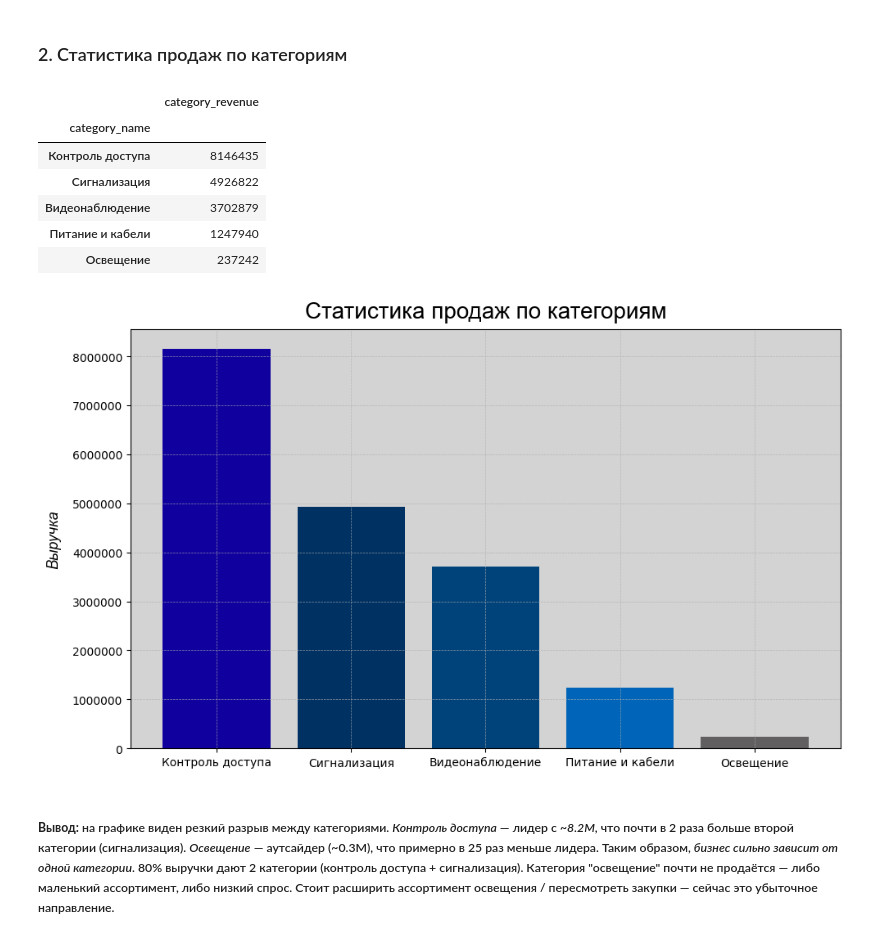
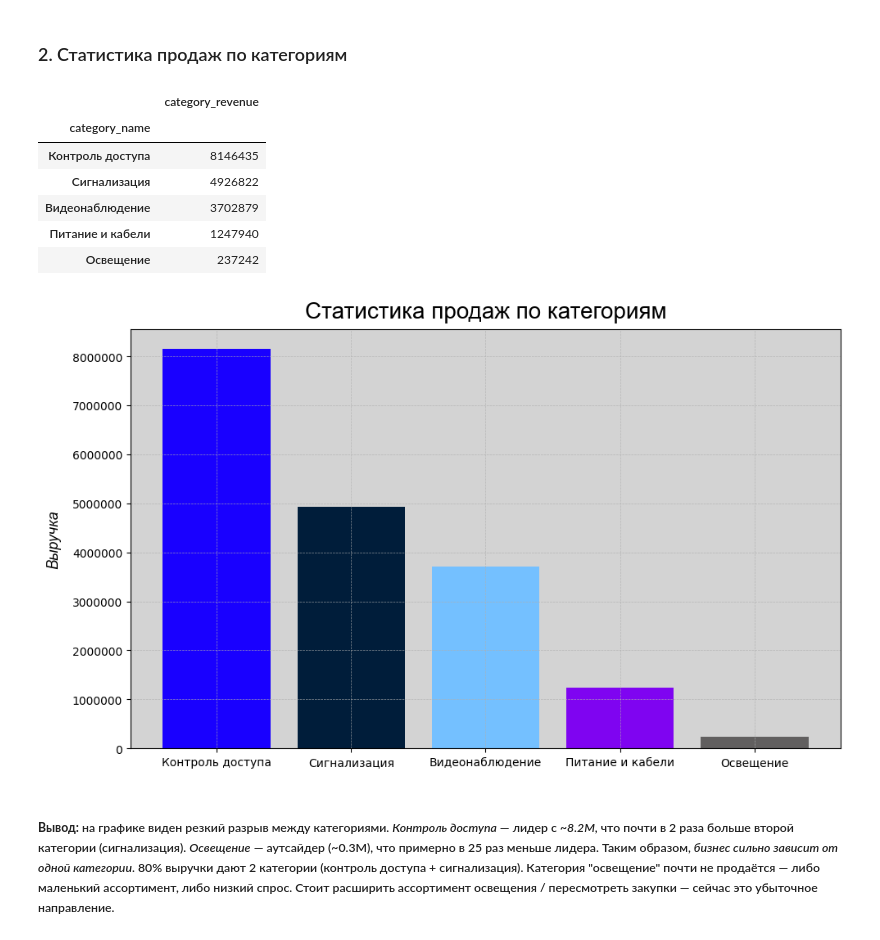
Before and after one commit to progen1tor/sentinel-analytics, a Jupyter notebook: analysis.ipynb, the cells around one changed output. Drawn from its saved outputs; the diff is of its cells as text; code cells hidden in the pictures.

```diff
--- a/analysis.ipynb
+++ b/analysis.ipynb
@@ -3,6 +3,7 @@ import pandas as pd
 import matplotlib.pyplot as plt
 import seaborn as sns
 import sqlite3
+import textwrap
 
 plt.rcParams['axes.grid'] = True
 plt.rcParams['axes.facecolor'] = 'lightgrey'
@@ -10,11 +11,14 @@ plt.rcParams['grid.linestyle'] = '--'
 plt.rcParams['grid.linewidth'] = 0.5
 plt.rcParams['grid.alpha'] = 0.8
 
-FPARAMS = {'fontfamily': 'Arial'}
-XLABELFPARAMS = {'fontfamily':'Arial', 'fontsize': 13, 'labelpad': 10, 'fontstyle': 'italic'}
-YLABELFPARAMS = {'fontfamily':'Arial', 'fontsize': 13, 'labelpad': 10, 'fontstyle': 'italic'}
+FPARAMS = {'fontfamily': 'Arial'}  # ! constants
+XLABELFPARAMS = {'fontfamily':'Arial', 'fontsize': 13, 'labelpad': 10, 'fontstyle': 'italic'}  # ! constants
+YLABELFPARAMS = {'fontfamily':'Arial', 'fontsize': 13, 'labelpad': 10, 'fontstyle': 'italic'}  # ! constants
+
+CATEG_COLORS = ["#1900FF", "#001D3A", "#74C0FF", "#7F04F1", "#615F5F"]  # ! constants
 
 conn = sqlite3.connect('sentinel.db')
+crs = conn.cursor()
 # %% [markdown]
 ### 1. Статистика продаж по месяцам за 2026 год
 # %%
@@ -71,35 +75,35 @@ FROM categories c JOIN products p ON c.category_id = p.category_id
 				  JOIN order_items oi ON p.product_id = oi.product_id
 				  JOIN orders o ON oi.order_id = o.order_id
 WHERE o.status != 'cancelled'
 GROUP BY c.category_name
 ORDER BY category_revenue DESC;
 ''', conn)
 
 category_stats = category_stats.set_index('category_name')
 display(category_stats)
 
 
 fix, ax = plt.subplots(figsize=(10, 6))
 
 ax.bar(
 	x=category_stats.index, height=category_stats.category_revenue,
-	color = ["#10009E", "#003163", "#00437A", "#0065B8", "#615F5F"]
+	color = CATEG_COLORS
 )
 
 ax.ticklabel_format(style='plain', axis='y')
 ax.set_title('Статистика продаж по категориям', **FPARAMS, fontsize=20, pad=10)
 ax.set_ylabel('Выручка', **XLABELFPARAMS)
 
 plt.tight_layout()
 # %% [output]
 |  | category_revenue |
 | category_name |  |
 | Контроль доступа | 8146435 |
 | Сигнализация | 4926822 |
 | Видеонаблюдение | 3702879 |
 | Питание и кабели | 1247940 |
 | Освещение | 237242 |
-[figure, old version]
+[figure, new version]
 # %% [markdown]
 ##### **Вывод:** на графике виден резкий разрыв между категориями. *Контроль доступа* — лидер с *~8.2M*, что почти в 2 раза больше второй категории (сигнализация). *Освещение* — аутсайдер (~0.3M), что примерно в 25 раз меньше лидера. Таким образом, *бизнес сильно зависит от одной категории*. 80% выручки дают 2 категории (контроль доступа + сигнализация). Категория "освещение" почти не продаётся — либо маленький ассортимент, либо низкий спрос. Стоит расширить ассортимент освещения / пересмотреть закупки — сейчас это убыточное направление.
 # %% [markdown]
```
Also changed, not shown: parts of 3 cells of this notebook.
